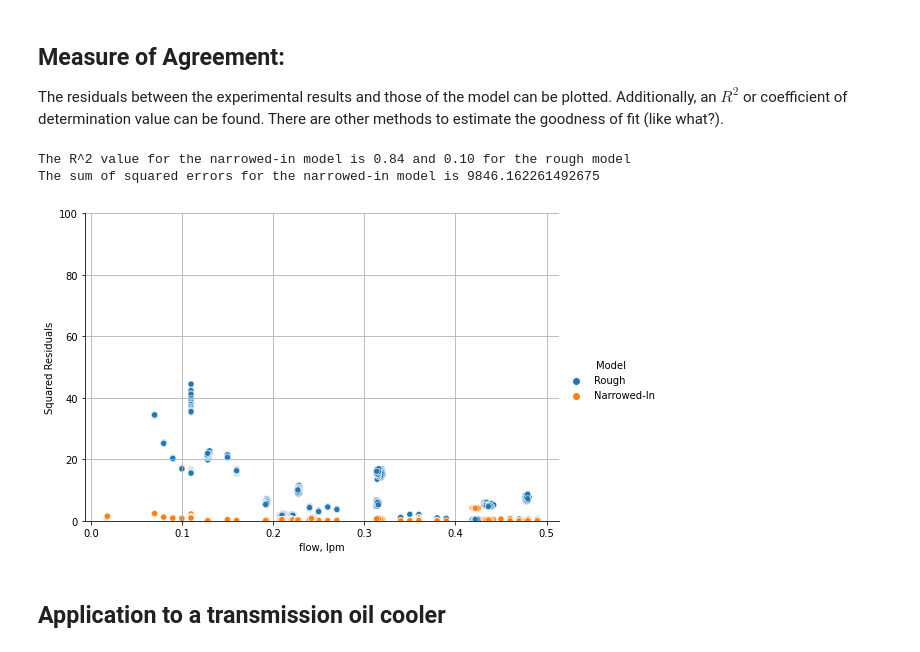
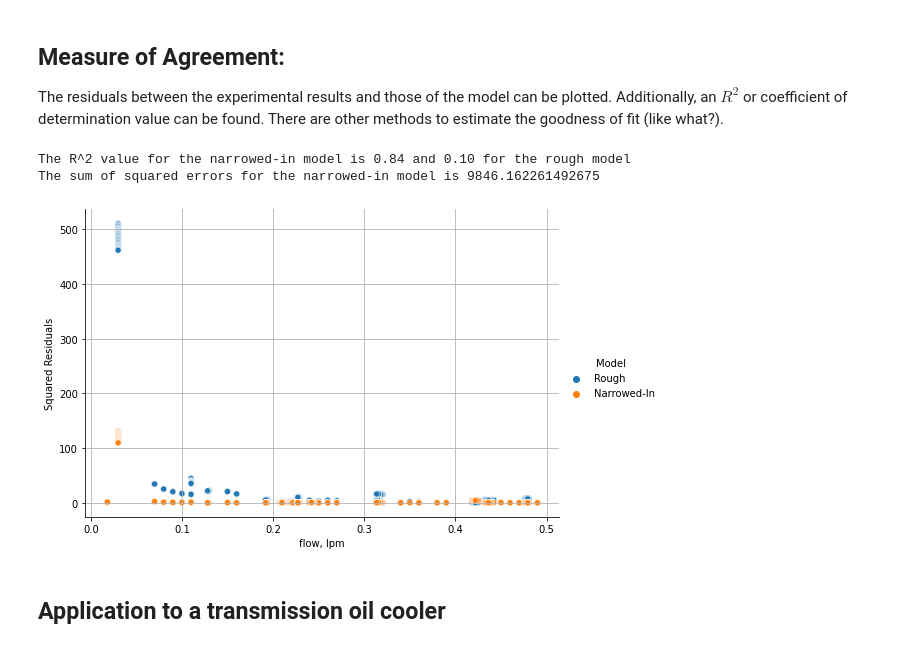
Before and after one commit to clint-bg/demos, a Jupyter notebook: ExtendedSurfaceExchanger/ExtendedSurface.ipynb, the cells around one changed output. Drawn from its saved outputs; the diff is of its cells as text; code cells hidden in the pictures.

```diff
--- a/ExtendedSurfaceExchanger/ExtendedSurface.ipynb
+++ b/ExtendedSurfaceExchanger/ExtendedSurface.ipynb
@@ -429,21 +429,22 @@ The residuals between the experimental results and those of the model can be plo
 # %%
 modelpredict = getall()[1]; boepredict = getall()[2]; data = getall()[3]
 modelpredict['Squared Residuals'] = (data['temperature difference, C'] - modelpredict['temperature difference, C'])**2
 boepredict['Squared Residuals'] = (data['temperature difference, C'] - boepredict['temperature difference, C'])**2
 modelpredict['Model'] = 'Narrowed-In'; boepredict['Model'] = 'Rough'
 aa = sns.relplot(x='flow, lpm',y='Squared Residuals',data=pd.concat([boepredict,modelpredict]),hue='Model',aspect=15/10)
 seni = (modelpredict['temperature difference, C'] - data['temperature difference, C'])**2
 serough = (boepredict['temperature difference, C'] - data['temperature difference, C'])**2
 ssa = (data['temperature difference, C'] - data['temperature difference, C'].mean())**2
-aa.axes[0,0].set_ylim(0,100); plt.grid()
+#aa.axes[0,0].set_ylim(0,100);
+plt.grid()
 rsquaredni = 1-seni.sum()/ssa.sum()
 rsquaredr = 1-serough.sum()/ssa.sum()
 print(f'The R^2 value for the narrowed-in model is {rsquaredni:.2f} and {rsquaredr:.2f} for the rough model')
 print(f'The sum of squared errors for the narrowed-in model is {seni.sum()}')
 # %% [output]
 The R^2 value for the narrowed-in model is 0.84 and 0.10 for the rough model
 The sum of squared errors for the narrowed-in model is 9846.162261492675
-[figure, old version]
+[figure, new version]
 # %% [markdown]
 ## Application to a transmission oil cooler
 # %% [markdown]
```
Also changed, not shown: parts of 2 cells of this notebook.
